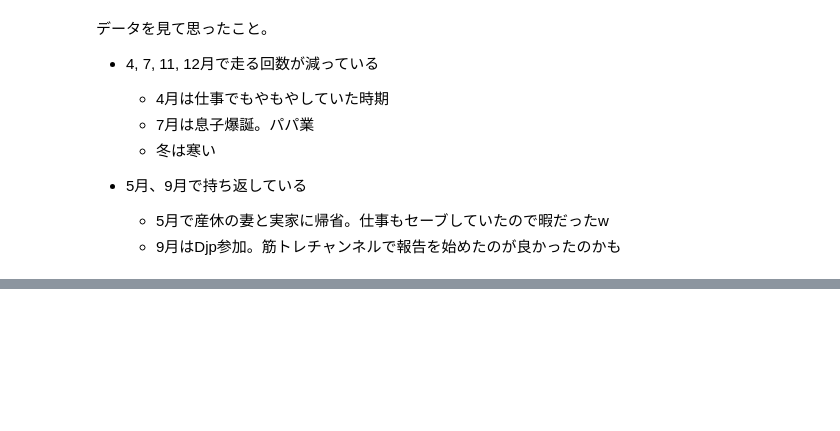
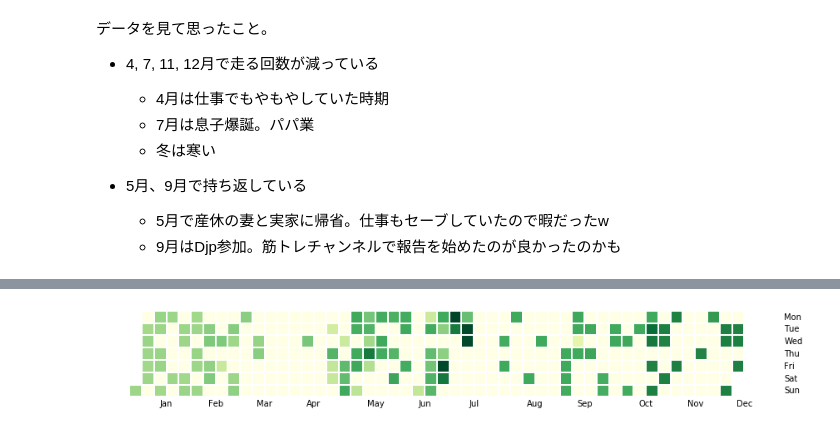
Before and after one commit to u110/my_runtastic_data, a Jupyter notebook: eda.ipynb, the cells around one changed output, grey strips where cells are left out. Drawn from its saved outputs; the diff is of its cells as text; code cells hidden in the pictures; blank space fills up the shorter version.

Commit message:
add calmap (github contribution calender-like)

```diff
--- a/eda.ipynb
+++ b/eda.ipynb
@@ -125,0 +139,19 @@ dat.groupby("smonth").count().start_date.plot(kind="bar", color="lightgreen")
+# %%
+_dat = dat.loc[:,["start_date", "distance"]].groupby("start_date").sum()
+
+x = pd.DataFrame(pd.Series(_dat.distance, index=days))
+
+
+"""
+calmap.calendarplot(x.distance, monthticks=3, daylabels='MTWTFSS',
+                    dayticks=[0, 2, 4, 6], cmap='YlGn',
+                    fillcolor='white', linewidth=0,
+                    fig_kws=dict(figsize=(12, 8)));
+"""
+
+
+calmap.calendarplot(x.distance, cmap='YlGn',
+                    fillcolor='white',
+                    fig_kws=dict(figsize=(12, 8)));
+# %% [output]
+[figure, added]
```
Also changed, not shown: parts of 2 cells of this notebook, 1 other file.
